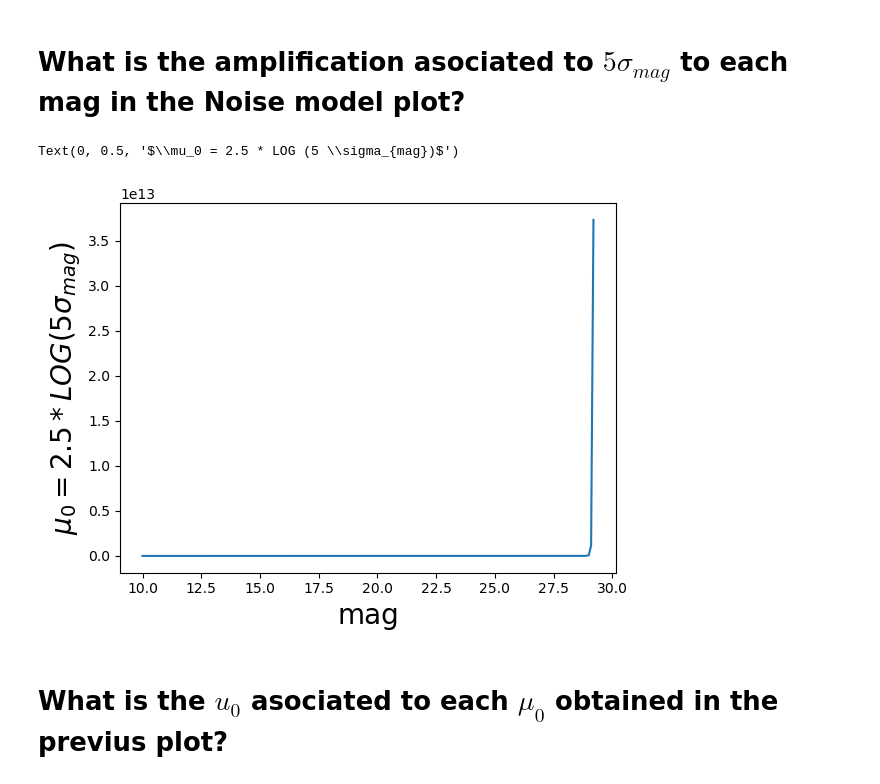
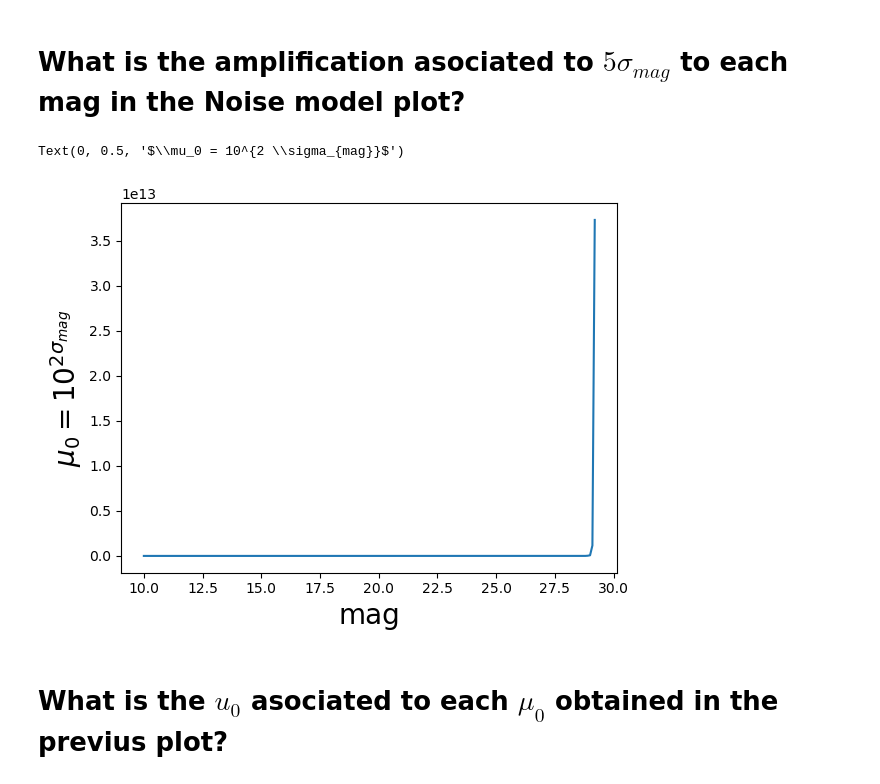
Before and after one commit to anibal-art/Roman_Rubin_NASA, a Jupyter notebook: u0_vs_mag.ipynb, the cells around one changed output. Cells and saved outputs as stored; diff of their text form; code cells hidden in the pictures.

Commit message:
change label plot mu vs mag

```diff
--- a/u0_vs_mag.ipynb
+++ b/u0_vs_mag.ipynb
@@ -19,11 +19,11 @@ Text(0, 0.5, '$\\sigma_{mag}$')
 # %%
 mu0 = 10**(5*snr['err_mag']/2.5)
 plt.plot(snr['mag'],mu0)
 plt.xlabel('mag', fontsize=20)
-plt.ylabel('$\\mu_0 = 2.5 * LOG (5 \\sigma_{mag})$', fontsize=20)
+plt.ylabel('$\\mu_0 = 10^{2 \\sigma_{mag}}$', fontsize=20)
 # %% [output]
-Text(0, 0.5, '$\\mu_0 = 2.5 * LOG (5 \\sigma_{mag})$')
+Text(0, 0.5, '$\\mu_0 = 10^{2 \\sigma_{mag}}$')
-[figure, old version]
+[figure, new version]
 # %% [markdown]
 # What is the $u_0$ asociated to each $\mu_0$ obtained in the previus plot?
 # %%
```
